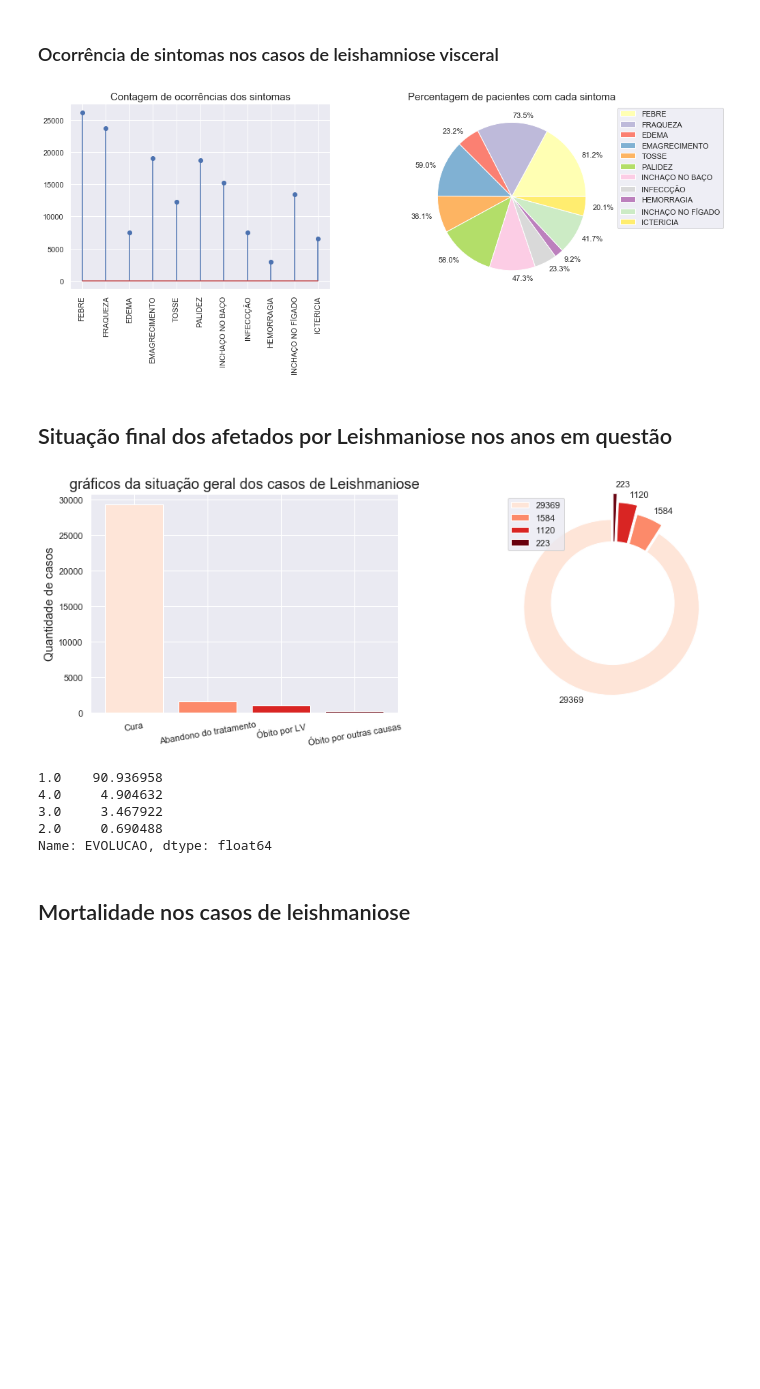
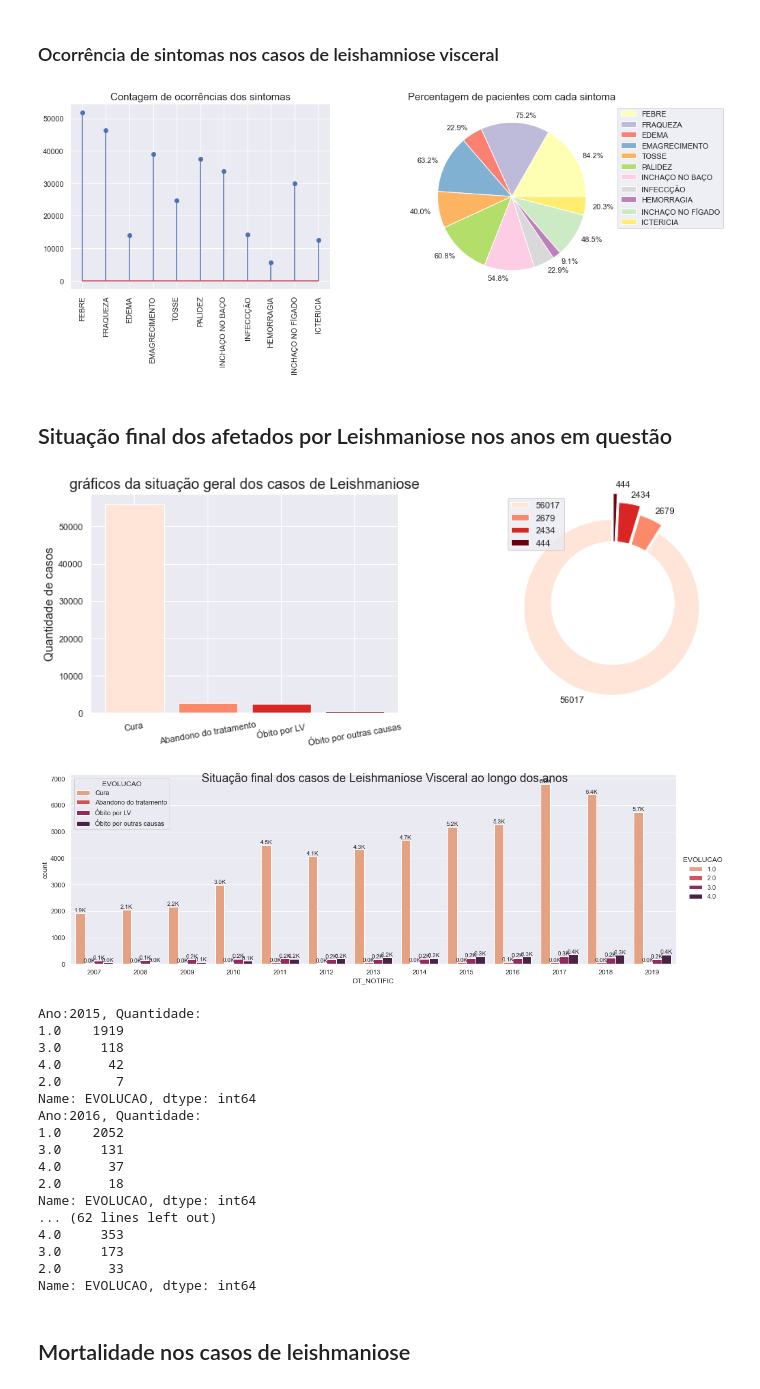
Before and after one commit to L182487/data4health, a Jupyter notebook: notebooks/exp_analysis.ipynb, the cells around one changed output. Saved outputs shown, nothing was run; the diff lists cells and outputs as text; code cells hidden in the pictures; blank space fills up the shorter version.

```diff
--- a/notebooks/exp_analysis.ipynb
+++ b/notebooks/exp_analysis.ipynb
@@ -21,14 +21,13 @@ import numpy as np
 
 
 sns.set_theme()
-df = pd.read_csv("LEIV_total.csv")
+
+df = pd.read_csv("LEIV_total_07_19.csv", usecols=['DT_NOTIFIC','SG_UF','CS_SEXO','NU_IDADE_N','FEBRE','FRAQUEZA','EDEMA','EMAGRA',
+                                         'TOSSE','PALIDEZ','BACO','INFECCIOSO','FEN_HEMORR',
+                                         'FIGADO','ICTERICIA','EVOLUCAO'])#'PESO',
 # %% [markdown]
 ### É necessário fazer uma filtragem das colunas que vão ser necessárias nesta análise e excluindo dados não definidos
 # %%
-df = pd.read_csv("LEIV_total.csv", usecols=['DT_NOTIFIC','SG_UF','CS_SEXO','NU_IDADE_N','FEBRE','FRAQUEZA','EDEMA','EMAGRA',
-                                         'TOSSE','PALIDEZ','BACO','INFECCIOSO','FEN_HEMORR',
-                                         'FIGADO','ICTERICIA','EVOLUCAO'])#'PESO',
-
 UF = {52:'GO',31:'MG',15:'PA',23:'CE',29:'BA',41:'PR',42:'SC',26:'PE',17:'TO',21:'MA',24:'RN',22:'PI',43:'RS',51:'MT',
      12:'AC',35:'SP',32:'ES',25:'PB',28:'SE',27:'AL',13:'AM',50:'MS',14:'RR',16:'AP',11:'RO',33:'RJ',53:'DF'}
 
@@ -165,43 +169,87 @@ plt.legend(labels, bbox_to_anchor=(1.05,1))
 
 plt.show()
 # %% [output]
-[figure, old version]
+[figure, new version]
 # %% [markdown]
 ## Situação final dos afetados por Leishmaniose nos anos em questão
 # %%
 fig, (ax1,ax2) = plt.subplots(1,2,figsize=(15,5))
 #colors = ['#ff9999','#66b3ff','#99ff99','#ffcc99']
 status = ['Cura','Abandono do tratamento','Óbito por LV','Óbito por outras causas']
 
 ##bar plot
 
 colors = colors = plt.cm.Reds(np.linspace(0.1, 1, len(df['EVOLUCAO'].unique())))
 ax1.set_title('gráficos da situação geral dos casos de Leishmaniose',fontsize=18)
+
+
 ax1.bar(status,df['EVOLUCAO'].value_counts(),color=colors) #plotando status dos pacientes de ao longo destes anos
+years = []
+for year in df['DT_NOTIFIC'].unique():
+    years.append(df.loc[df['DT_NOTIFIC'] == year])
+
+
 ax1.tick_params(axis='x', labelrotation = 10)
 ax1.set_ylabel('Quantidade de casos',fontsize=15)
 
 ##donut plot
 explode = (0.05,0.05,0.15,0.25)
 
 ax2.pie(df['EVOLUCAO'].value_counts(), colors = colors, labels=df['EVOLUCAO'].value_counts(), startangle=90, pctdistance=0.85, explode = explode)#draw circle
 ax2.legend(df['EVOLUCAO'].value_counts())
 
 #setando o circulo central do donut
 centre_circle = plt.Circle((0,0),0.70,fc='white')
 fig = plt.gcf()
 fig.gca().add_artist(centre_circle)# donut
 plt.show()
 
-print( (df['EVOLUCAO'].value_counts()/df['EVOLUCAO'].count())* 100)
+#print( (df['EVOLUCAO'].value_counts()/df['EVOLUCAO'].count())* 100)
 #print( df['EVOLUCAO'].value_counts() )
+
+
+#seaborn plot
+g = sns.catplot(x='DT_NOTIFIC',kind='count',data=df,hue='EVOLUCAO',height=5,aspect=3,palette='rocket_r')
+
+g.fig.suptitle(
+    "Situação final dos casos de Leishmaniose Visceral ao longo dos anos",fontsize=20)
+plt.legend(title="EVOLUCAO",labels=status)
+
+ax = g.facet_axis(0, 0)
+
+# iterate through the axes containers
+for c in ax.containers:
+    labels = [f'{(v.get_height() / 1000):.1f}K' for v in c]
+    ax.bar_label(c, labels=labels, label_type='edge')
+
+
+plt.show()
+
+i =0
+for year in years:
+    print( "Ano:" +str(2015+i) + ", Quantidade:")
+    i+=1
+    print( year['EVOLUCAO'].value_counts())
 # %% [output]
-[figure, old version]
+[figure, new version]
+[figure, added]
-1.0    90.936958
-4.0     4.904632
-3.0     3.467922
-2.0     0.690488
-Name: EVOLUCAO, dtype: float64
+Ano:2015, Quantidade:
+1.0    1919
+3.0     118
+4.0      42
+2.0       7
+Name: EVOLUCAO, dtype: int64
+Ano:2016, Quantidade:
+1.0    2052
+3.0     131
+4.0      37
+2.0      18
+Name: EVOLUCAO, dtype: int64
+... (62 lines left out)
+4.0     353
+3.0     173
+2.0      33
+Name: EVOLUCAO, dtype: int64
 # %% [markdown]
 ## Mortalidade nos casos de leishmaniose
 # %%
```
Also changed, not shown: parts of 7 cells of this notebook.
